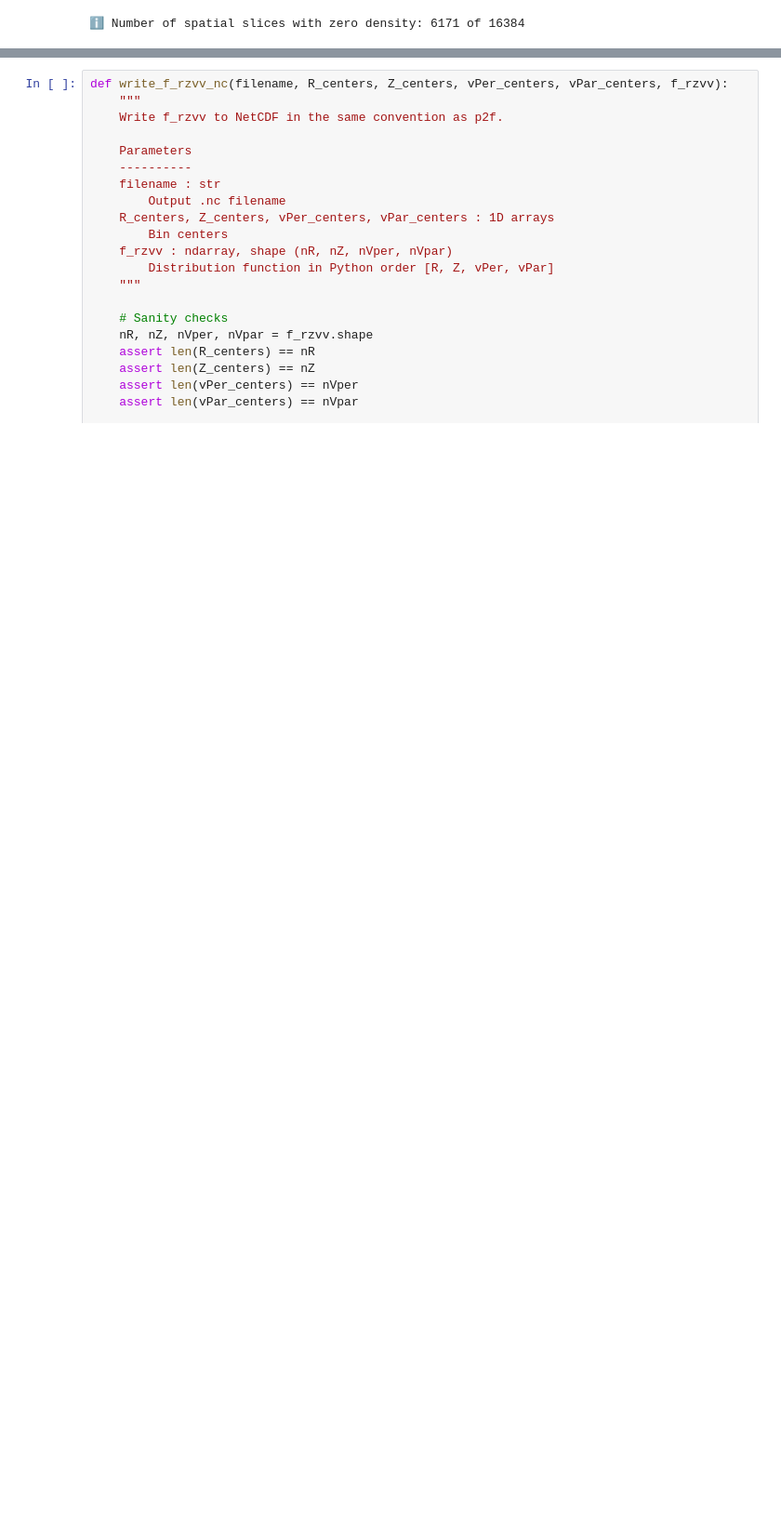
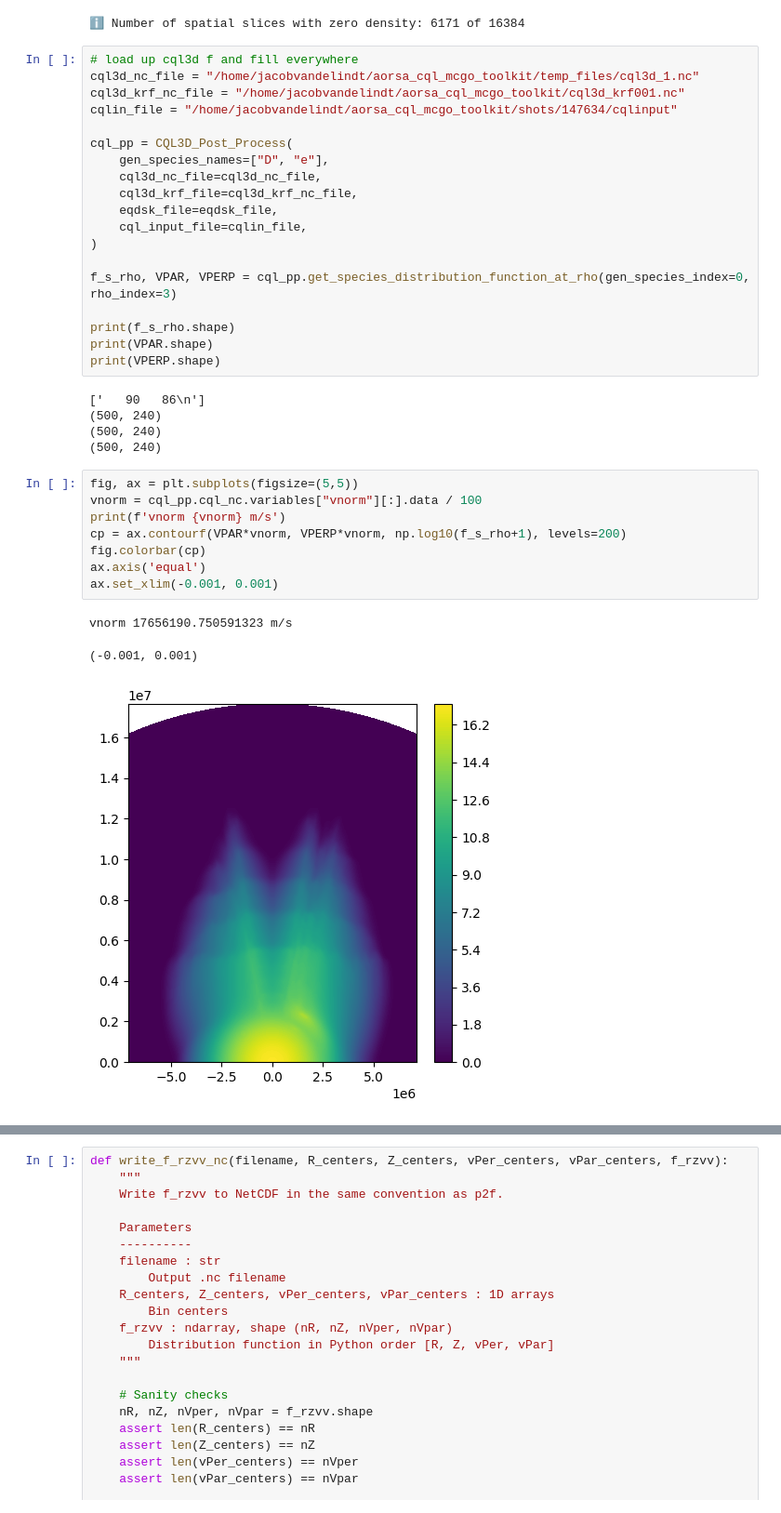
Before and after one commit to vandelij/aorsa_cql_mcgo_toolkit, a Jupyter notebook: shots/147634/mcgo_setup_and_pp_work.ipynb, the cells around one changed output, grey strips where cells are left out. Shown at 93% size. Drawn from its saved outputs; the diff is of its cells as text; blank space fills up the shorter version.

```diff
--- a/shots/147634/mcgo_setup_and_pp_work.ipynb
+++ b/shots/147634/mcgo_setup_and_pp_work.ipynb
@@ -381,3 +431,39 @@ def check_4d_health(f, R, Z):
 check_4d_health(f_python, Rarray, Zarray)
 # %% [output]
 ℹ️ Number of spatial slices with zero density: 6171 of 16384
+# %%
+# load up cql3d f and fill everywhere
+cql3d_nc_file = "/home/jacobvandelindt/aorsa_cql_mcgo_toolkit/temp_files/cql3d_1.nc"
+cql3d_krf_nc_file = "/home/jacobvandelindt/aorsa_cql_mcgo_toolkit/cql3d_krf001.nc"
+cqlin_file = "/home/jacobvandelindt/aorsa_cql_mcgo_toolkit/shots/147634/cqlinput"
+
+cql_pp = CQL3D_Post_Process(
+    gen_species_names=["D", "e"],
+    cql3d_nc_file=cql3d_nc_file,
+    cql3d_krf_file=cql3d_krf_nc_file,
+    eqdsk_file=eqdsk_file,
+    cql_input_file=cqlin_file,
+)
+
+f_s_rho, VPAR, VPERP = cql_pp.get_species_distribution_function_at_rho(gen_species_index=0, rho_index=3)
+
+print(f_s_rho.shape)
+print(VPAR.shape)
+print(VPERP.shape)
+# %% [output]
+['   90   86\n']
+(500, 240)
+(500, 240)
+(500, 240)
+# %%
+fig, ax = plt.subplots(figsize=(5,5))
+vnorm = cql_pp.cql_nc.variables["vnorm"][:].data / 100
+print(f'vnorm {vnorm} m/s')
+cp = ax.contourf(VPAR*vnorm, VPERP*vnorm, np.log10(f_s_rho+1), levels=200)
+fig.colorbar(cp)
+ax.axis('equal')
+ax.set_xlim(-0.001, 0.001)
+# %% [output]
+vnorm 17656190.750591323 m/s
+(-0.001, 0.001)
+[figure, added]
```
Also changed, not shown: parts of 12 cells of this notebook, 4 other files.
